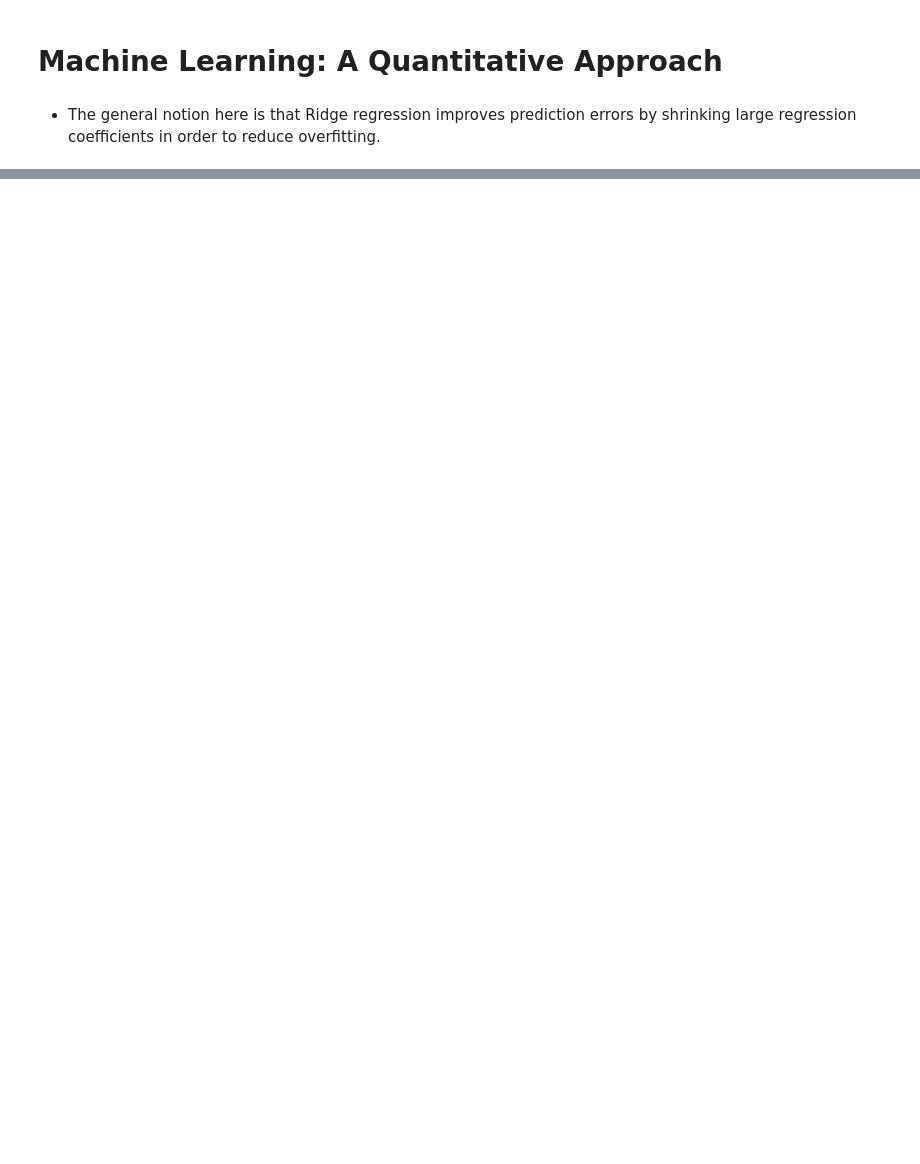
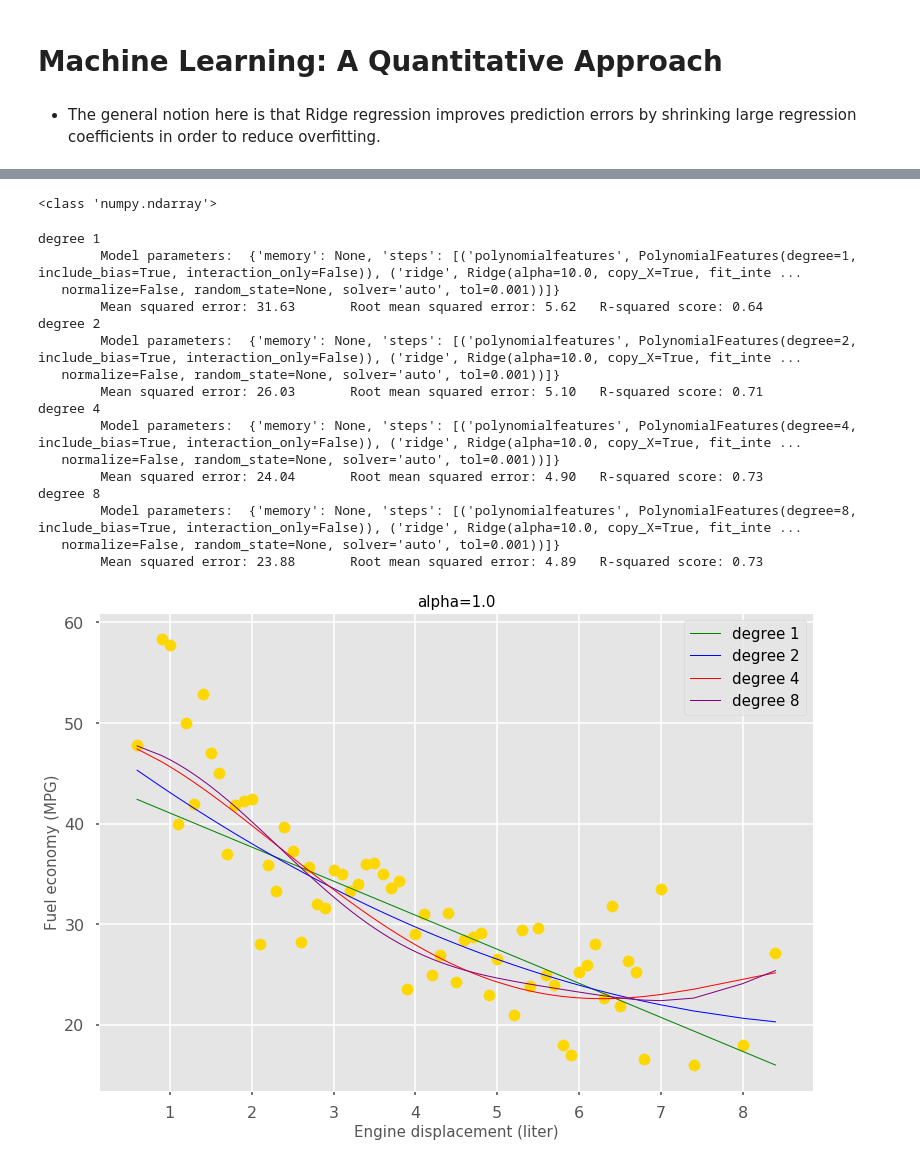
Before and after one commit to bmoretz/Python-Machine-Learning, a Jupyter notebook: Vehicles_Ridge Regression.ipynb, the cells around one changed output, grey strips where cells are left out. Cells and saved outputs as stored; diff of their text form; code cells hidden in the pictures; blank space fills up the shorter version.

Commit message:
updated ridge regression for FE mlp
updated ridge regression for FE mlp

```diff
--- a/Vehicles_Ridge Regression.ipynb
+++ b/Vehicles_Ridge Regression.ipynb
@@ -36,0 +53,60 @@ IPython.OutputArea.prototype._should_scroll = function(lines) {
+# %%
+first_half_x = first_half_grouped_by_median['displ'].values.reshape(-1,1)
+# %%
+print(type(first_half_x))
+# %% [output]
+<class 'numpy.ndarray'>
+# %%
+first_half_y = first_half_grouped_by_median['train_median'].values.reshape(-1,1)
+# %%
+second_half_sorted = second_half.sort_values(by=['displ', 'UHighway'])
+second_half_grouped_by_median = pd.DataFrame(
+    {'test_median' : second_half_sorted.groupby('displ')['UHighway'].median()}).reset_index()
+# %%
+second_half_x = second_half_grouped_by_median['displ'].values.reshape(-1, 1)
+second_half_y = second_half_grouped_by_median['test_median'].values.reshape(-1,1)
+# %%
+def ridge_reg(alpha = 1.0):
+    colors = ['green', 'blue', 'red', 'purple']
+    lw = 1
+
+    for count, degree in enumerate([1, 2, 4, 8]):
+        model = make_pipeline(PolynomialFeatures(degree), Ridge(alpha=10.0))
+        model.fit(first_half_x, first_half_y)
+        second_half_y_pred = model.predict(second_half_x)
+
+        plt.plot(second_half_x, second_half_y_pred, color=colors[count], linewidth=lw,
+                label="degree %d" % degree)
+        print("degree %d" % degree)
+        mse = mean_squared_error(second_half_y, second_half_y_pred)
+        rmse = np.sqrt(mse)
+        print("\tModel parameters: ", model.get_params(deep=False))
+        print("\tMean squared error: %.2f" % mse,"\tRoot mean squared error: %.2f" % rmse, \
+            '\tR-squared score: %.2f' % r2_score(second_half_y, second_half_y_pred))
+
+    # Plot outputs
+    plt.scatter(second_half_x, second_half_y,  color='gold')
+    #plt.plot(second_half_x, second_half_y_pred, color='blue', linewidth=3)
+    plt.title ("alpha=1.0", fontsize=15)
+    plt.xlabel ("Engine displacement (liter)", fontsize = 15)
+    plt.ylabel ("Fuel economy (MPG)", fontsize = 15)
+    plt.legend(loc='upper right', fontsize = 15)
+    plt.show()
+# %% [output]
+degree 1
+        Model parameters:  {'memory': None, 'steps': [('polynomialfeatures', PolynomialFeatures(degree=1, include_bias=True, interaction_only=False)), ('ridge', Ridge(alpha=10.0, copy_X=True, fit_inte ...
+   normalize=False, random_state=None, solver='auto', tol=0.001))]}
+        Mean squared error: 31.63       Root mean squared error: 5.62   R-squared score: 0.64
+degree 2
+        Model parameters:  {'memory': None, 'steps': [('polynomialfeatures', PolynomialFeatures(degree=2, include_bias=True, interaction_only=False)), ('ridge', Ridge(alpha=10.0, copy_X=True, fit_inte ...
+   normalize=False, random_state=None, solver='auto', tol=0.001))]}
+        Mean squared error: 26.03       Root mean squared error: 5.10   R-squared score: 0.71
+degree 4
+        Model parameters:  {'memory': None, 'steps': [('polynomialfeatures', PolynomialFeatures(degree=4, include_bias=True, interaction_only=False)), ('ridge', Ridge(alpha=10.0, copy_X=True, fit_inte ...
+   normalize=False, random_state=None, solver='auto', tol=0.001))]}
+        Mean squared error: 24.04       Root mean squared error: 4.90   R-squared score: 0.73
+degree 8
+        Model parameters:  {'memory': None, 'steps': [('polynomialfeatures', PolynomialFeatures(degree=8, include_bias=True, interaction_only=False)), ('ridge', Ridge(alpha=10.0, copy_X=True, fit_inte ...
+   normalize=False, random_state=None, solver='auto', tol=0.001))]}
+        Mean squared error: 23.88       Root mean squared error: 4.89   R-squared score: 0.73
+[figure, added]
```
Also changed, not shown: parts of 10 cells of this notebook.
